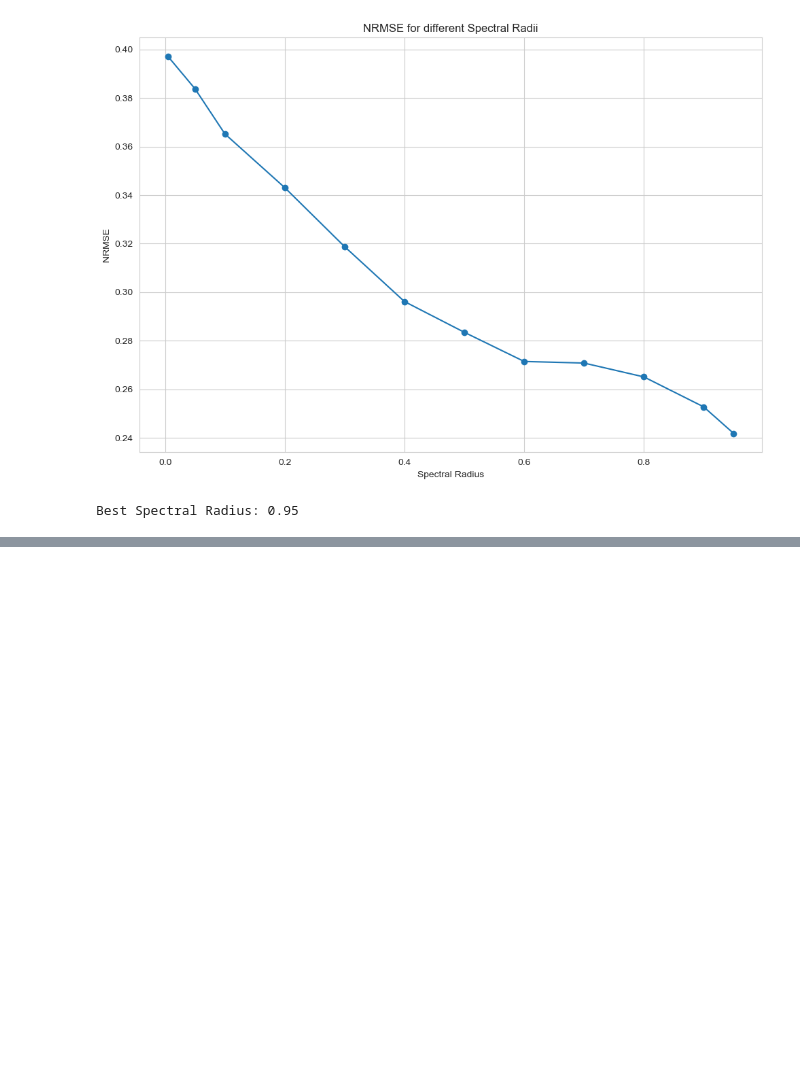
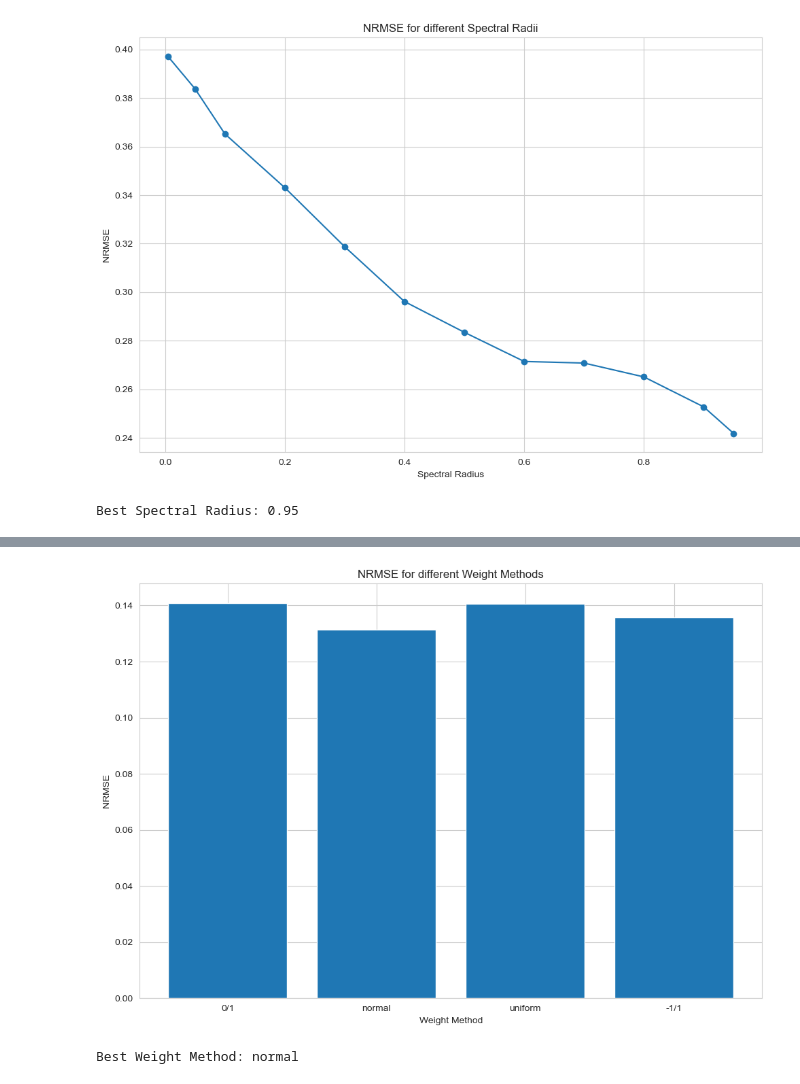
Before and after one commit to 007spy9/COM6906-Dissertation, a Jupyter notebook: training/basicESN_har70.ipynb, the cells around one changed output, grey strips where cells are left out. Drawn from its saved outputs; the diff is of its cells as text; code cells hidden in the pictures; blank space fills up the shorter version.

```diff
--- a/training/basicESN_har70.ipynb
+++ b/training/basicESN_har70.ipynb
@@ -777,0 +892,7 @@ print(f'Best Density: {best_density}')
+# %%
+# The difference between 1000 and 750 neurons is only 0.4%, so we will use less neurons to reduce computation time
+# The best number of neurons is 750, however this leads to significant computation time
+# We will use 500 neurons instead
+best_neurons = 500
+# %%
+run_weights = False
@@ -778 +968,24 @@ print(f'Best Density: {best_density}')
+# %%
+# Now we can plot the NRMSE for each weight method
+methods = [result['method'] for result in results]
+nrmse = [result['nrmse'] for result in results]
+
+plt.figure(figsize=(10, 7))
+plt.bar(methods, nrmse)
+
+plt.xlabel('Weight Method')
+plt.ylabel('NRMSE')
+plt.title('NRMSE for different Weight Methods')
+
+plt.tight_layout()
+plt.show()
+# %% [output]
+[figure, added]
+# %%
+# Get the best weight method
+best_method = results[np.argmin(nrmse)]['method']
+
+print(f'Best Weight Method: {best_method}')
+# %% [output]
+Best Weight Method: normal
 # %%
```
Also changed, not shown: parts of 29 cells of this notebook, 4 other files.
